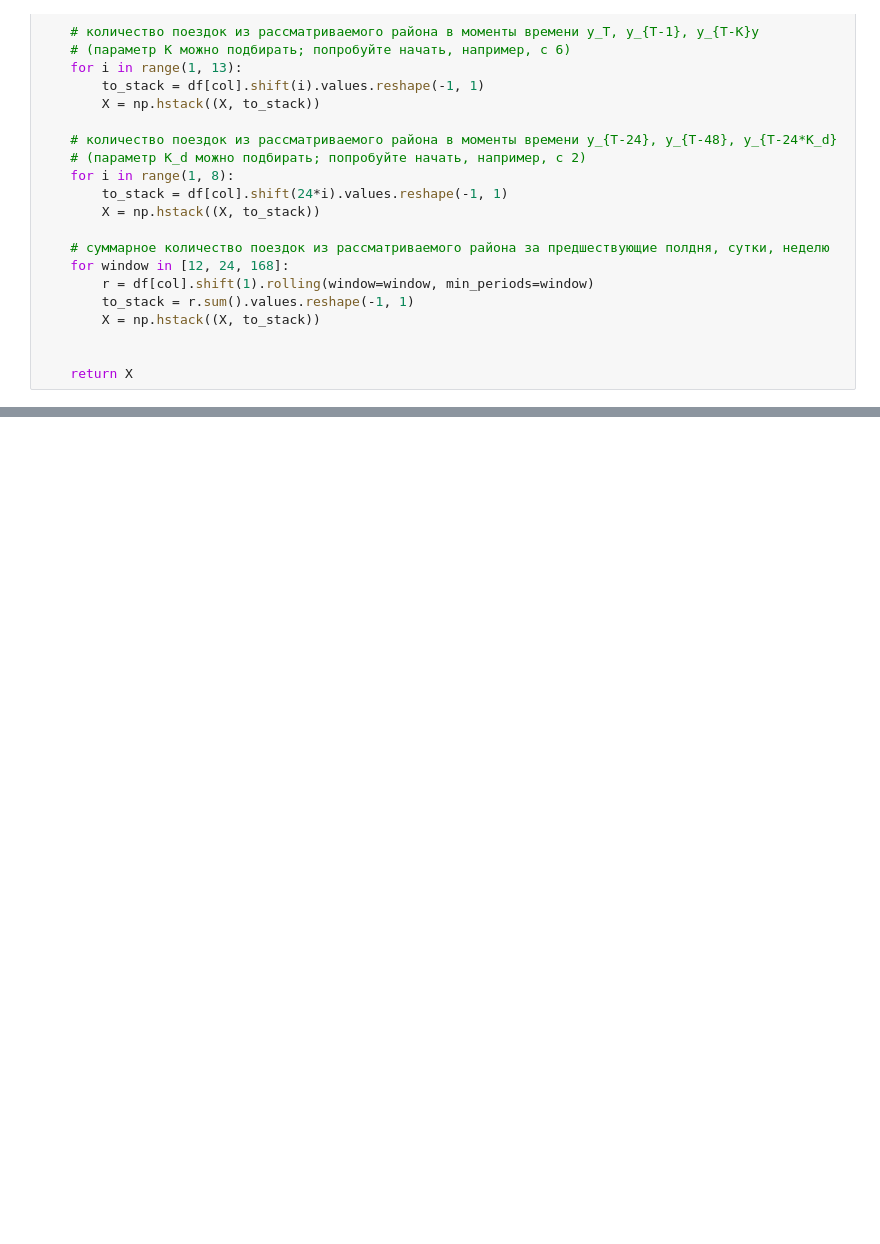
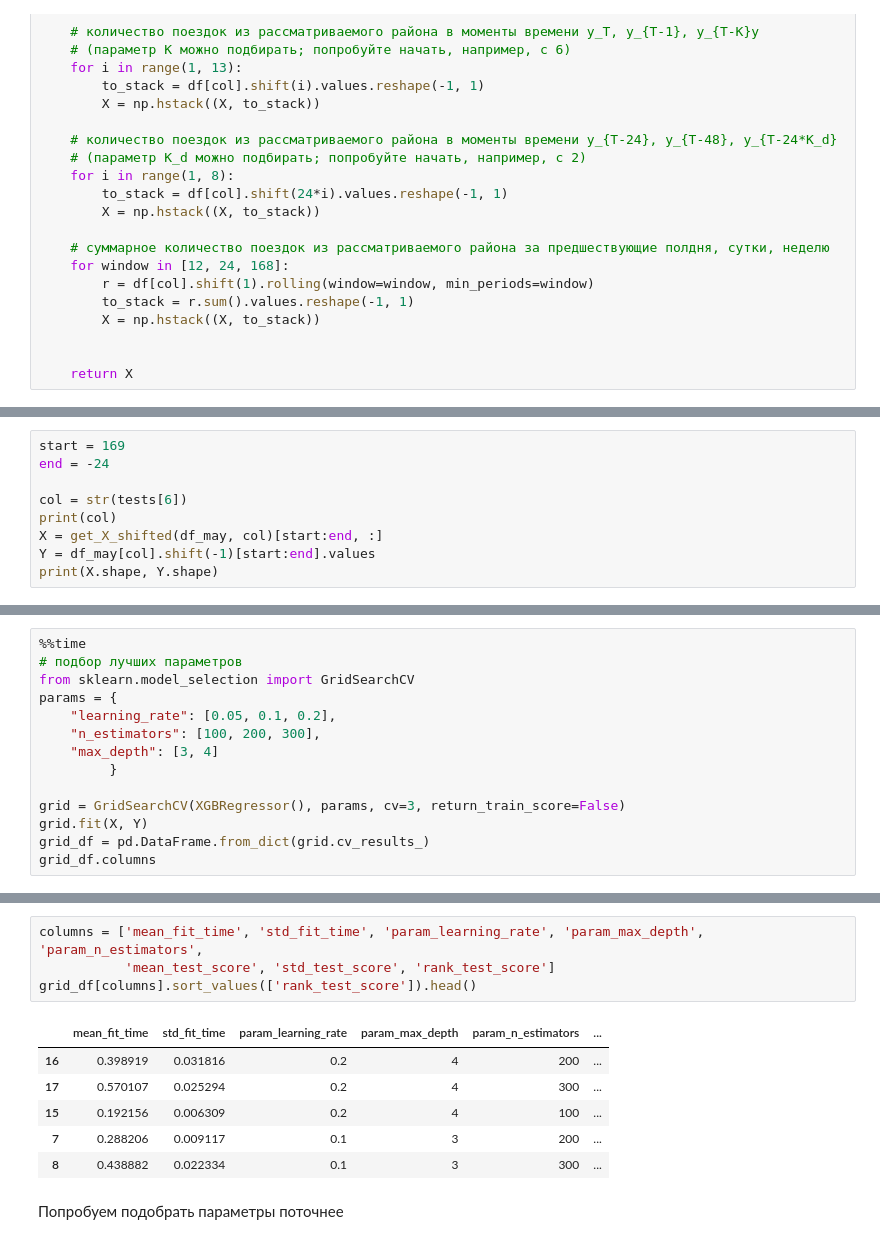
Before and after one commit to kashevg/coursera, a Jupyter notebook: final/taxi-week5.ipynb, the cells around one changed output, grey strips where cells are left out. Drawn from its saved outputs; the diff is of its cells as text; blank space fills up the shorter version.

```diff
--- a/final/taxi-week5.ipynb
+++ b/final/taxi-week5.ipynb
@@ -242,0 +278,9 @@ dif.mean()
+# %%
+start = 169
+end = -24
+
+col = str(tests[6])
+print(col)
+X = get_X_shifted(df_may, col)[start:end, :]
+Y = df_may[col].shift(-1)[start:end].values
+print(X.shape, Y.shape)
@@ -242,0 +290,14 @@ dif.mean()
+# %%
+%%time
+# подбор лучших параметров
+from sklearn.model_selection import GridSearchCV
+params = {
+    "learning_rate": [0.05, 0.1, 0.2],
+    "n_estimators": [100, 200, 300],
+    "max_depth": [3, 4]
+         }
+
+grid = GridSearchCV(XGBRegressor(), params, cv=3, return_train_score=False)
+grid.fit(X, Y)
+grid_df = pd.DataFrame.from_dict(grid.cv_results_)
+grid_df.columns
@@ -242,0 +307,13 @@ dif.mean()
+# %%
+columns = ['mean_fit_time', 'std_fit_time', 'param_learning_rate', 'param_max_depth', 'param_n_estimators',
+           'mean_test_score', 'std_test_score', 'rank_test_score']
+grid_df[columns].sort_values(['rank_test_score']).head()
+# %% [output]
+|  | mean_fit_time | std_fit_time | param_learning_rate | param_max_depth | param_n_estimators | ... |
+| 16 | 0.398919 | 0.031816 | 0.2 | 4 | 200 | ... |
+| 17 | 0.570107 | 0.025294 | 0.2 | 4 | 300 | ... |
+| 15 | 0.192156 | 0.006309 | 0.2 | 4 | 100 | ... |
+| 7 | 0.288206 | 0.009117 | 0.1 | 3 | 200 | ... |
+| 8 | 0.438882 | 0.022334 | 0.1 | 3 | 300 | ... |
+# %% [markdown]
+Попробуем подобрать параметры поточнее
```
Also changed, not shown: parts of 45 cells of this notebook.
